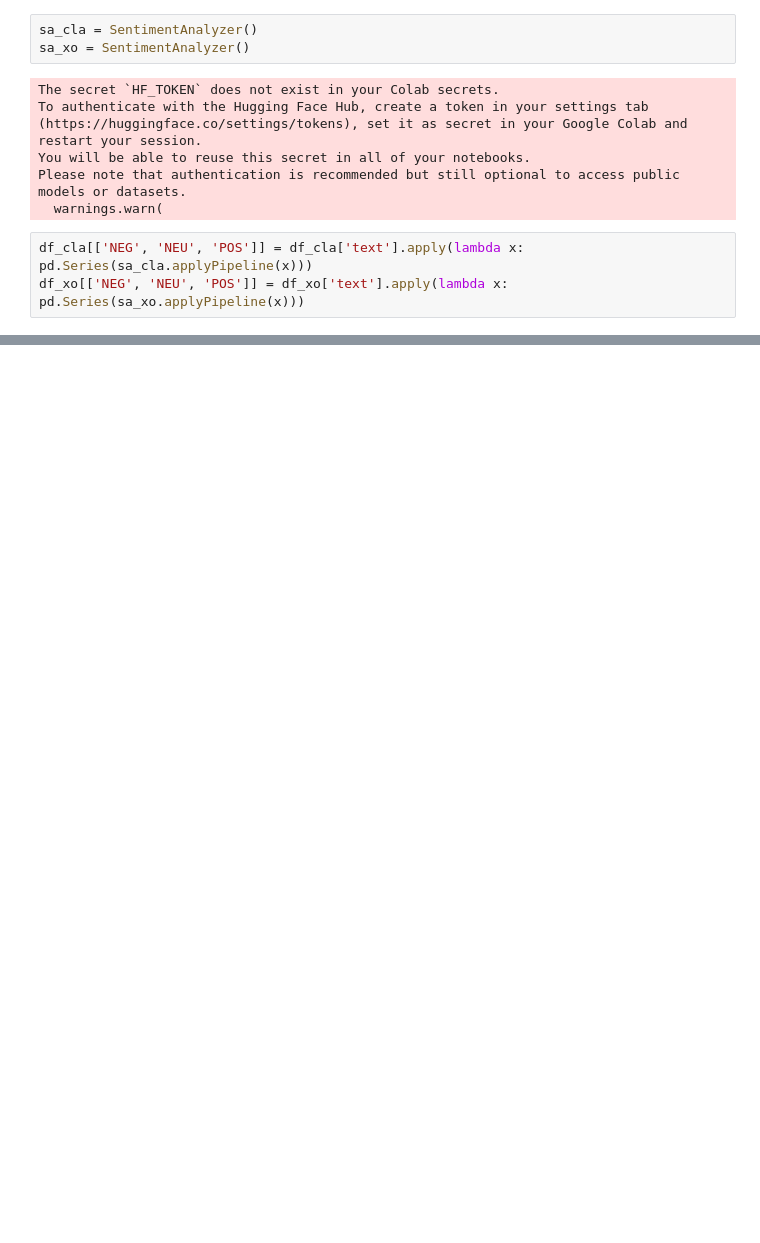
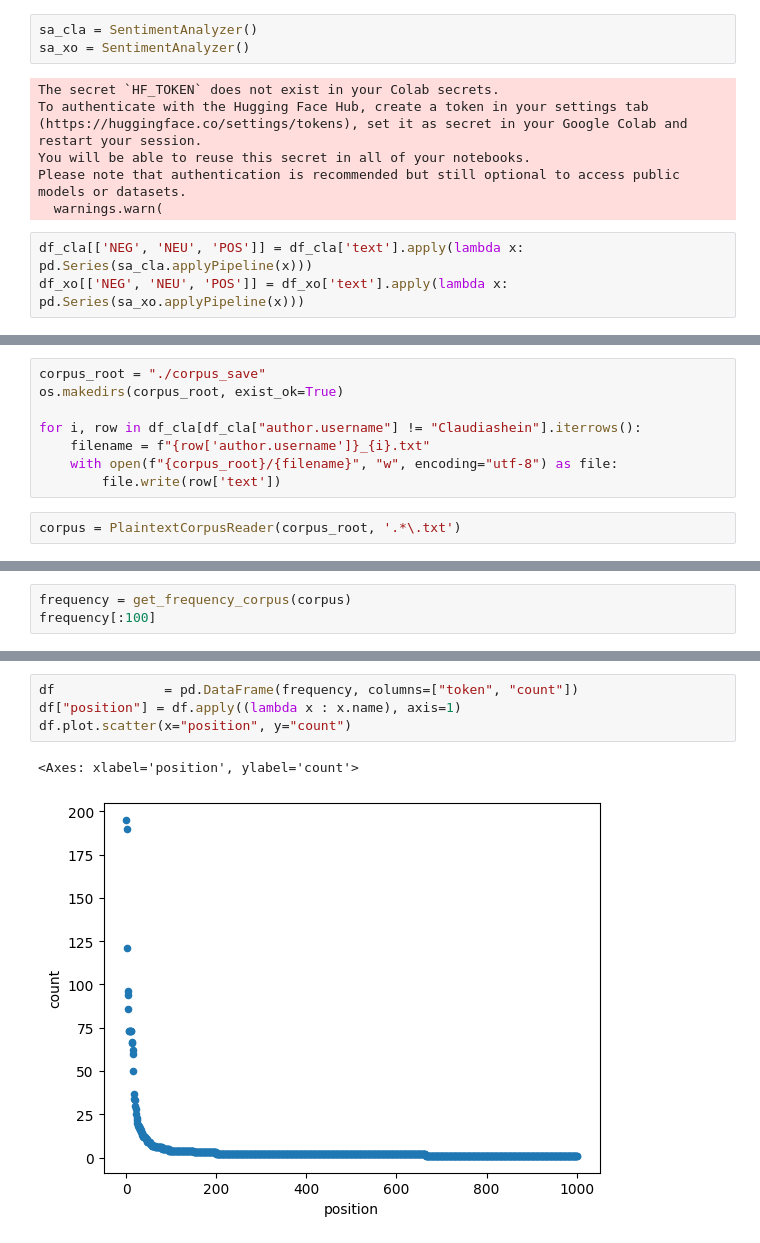
Before and after one commit to H3cth0r/PoliticalAnalysis, a Jupyter notebook: politicalAnalysis.ipynb, the cells around one changed output, grey strips where cells are left out. Cells and saved outputs as stored; diff of their text form; blank space fills up the shorter version.

```diff
--- a/politicalAnalysis.ipynb
+++ b/politicalAnalysis.ipynb
@@ -293,0 +341,10 @@ plt.show()
+# %%
+corpus_root = "./corpus_save"
+os.makedirs(corpus_root, exist_ok=True)
+
+for i, row in df_cla[df_cla["author.username"] != "Claudiashein"].iterrows():
+    filename = f"{row['author.username']}_{i}.txt"
+    with open(f"{corpus_root}/{filename}", "w", encoding="utf-8") as file:
+        file.write(row['text'])
+# %%
+corpus = PlaintextCorpusReader(corpus_root, '.*\.txt')
@@ -293,0 +405,3 @@ plt.show()
+# %%
+frequency = get_frequency_corpus(corpus)
+frequency[:100]
@@ -293,0 +427,7 @@ plt.show()
+# %%
+df              = pd.DataFrame(frequency, columns=["token", "count"])
+df["position"] = df.apply((lambda x : x.name), axis=1)
+df.plot.scatter(x="position", y="count")
+# %% [output]
+<Axes: xlabel='position', ylabel='count'>
+[figure, added]
```
Also changed, not shown: parts of 25 cells of this notebook, 3 other files.
